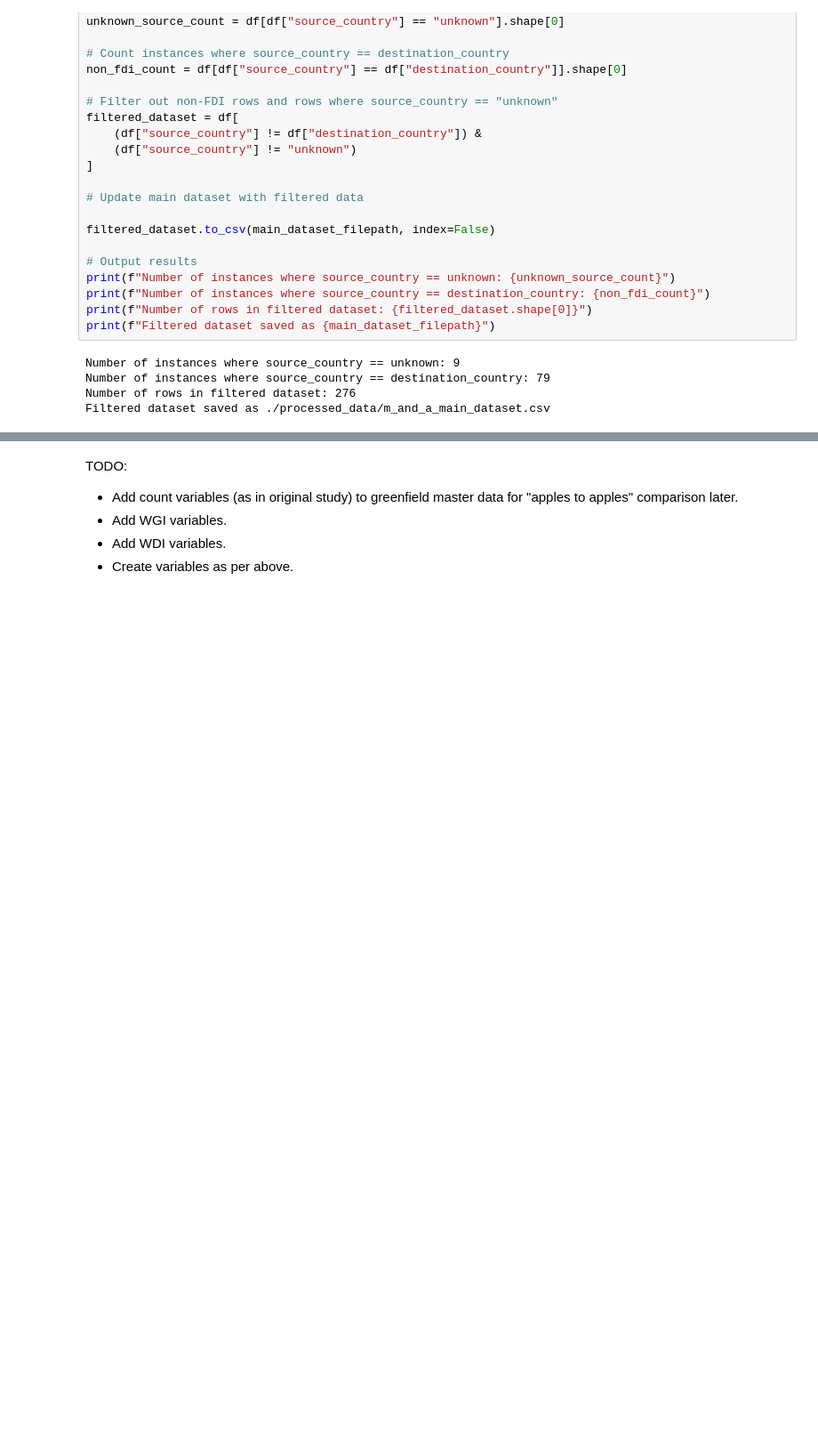
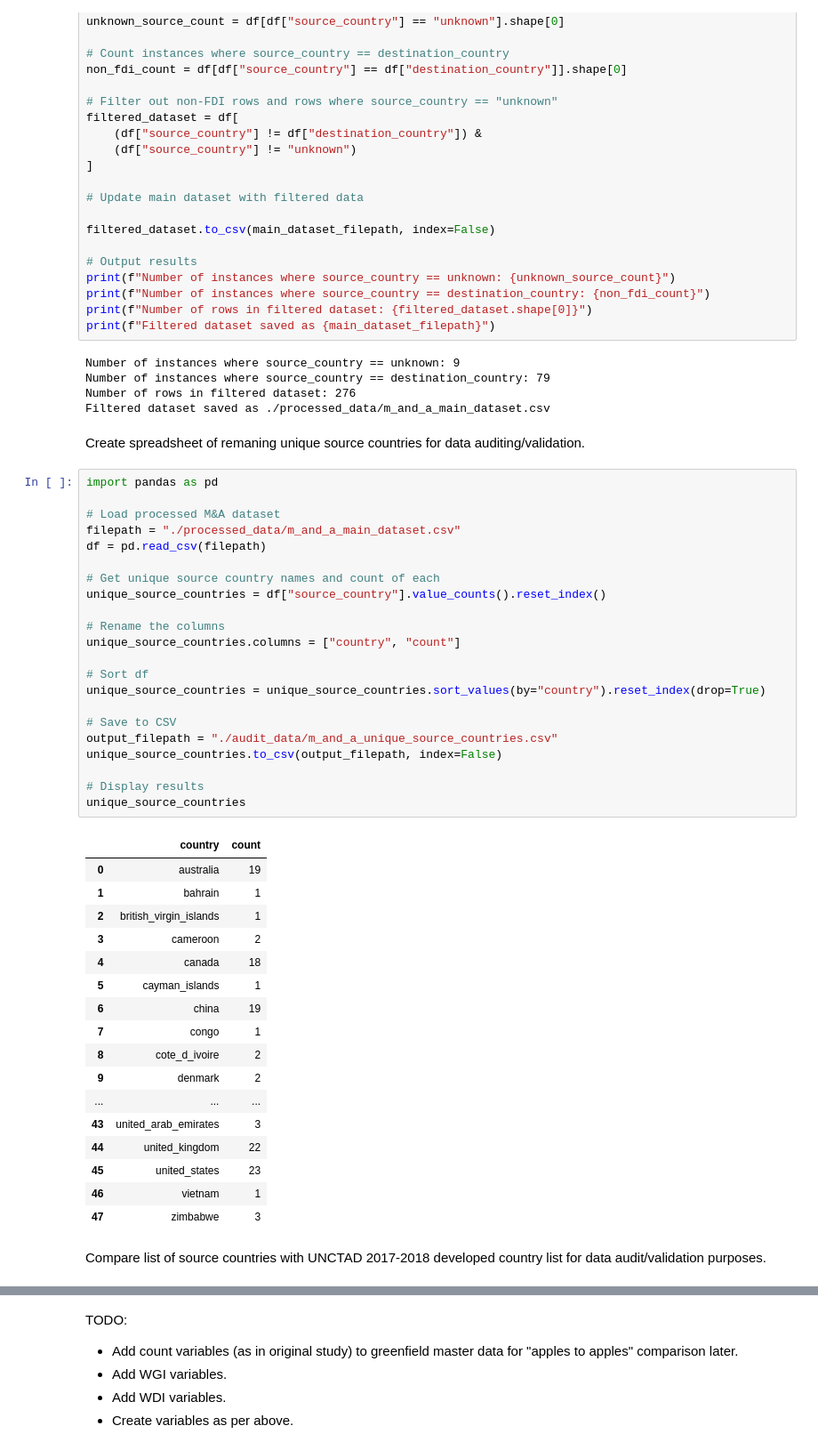
Before and after one commit to andrewkentjohnston/cuervo_cazurra_and_genc_replication_project, a Jupyter notebook: main.ipynb, the cells around one changed output, grey strips where cells are left out. Shown at 89% size. Saved outputs shown, nothing was run; the diff lists cells and outputs as text; blank space fills up the shorter version.

```diff
--- a/main.ipynb
+++ b/main.ipynb
@@ -1353,3 +1353,47 @@ Number of instances where source_country == unknown: 9
 Number of instances where source_country == destination_country: 79
 Number of rows in filtered dataset: 276
 Filtered dataset saved as ./processed_data/m_and_a_main_dataset.csv
+# %% [markdown]
+Create spreadsheet of remaning unique source countries for data auditing/validation.
+# %%
+import pandas as pd
+
+# Load processed M&A dataset
+filepath = "./processed_data/m_and_a_main_dataset.csv"
+df = pd.read_csv(filepath)
+
+# Get unique source country names and count of each
+unique_source_countries = df["source_country"].value_counts().reset_index()
+
+# Rename the columns
+unique_source_countries.columns = ["country", "count"]
+
+# Sort df
+unique_source_countries = unique_source_countries.sort_values(by="country").reset_index(drop=True)
+
+# Save to CSV
+output_filepath = "./audit_data/m_and_a_unique_source_countries.csv"
+unique_source_countries.to_csv(output_filepath, index=False)
+
+# Display results
+unique_source_countries
+# %% [output]
+|  | country | count |
+| 0 | australia | 19 |
+| 1 | bahrain | 1 |
+| 2 | british_virgin_islands | 1 |
+| 3 | cameroon | 2 |
+| 4 | canada | 18 |
+| 5 | cayman_islands | 1 |
+| 6 | china | 19 |
+| 7 | congo | 1 |
+| 8 | cote_d_ivoire | 2 |
+| 9 | denmark | 2 |
+| ... | ... | ... |
+| 43 | united_arab_emirates | 3 |
+| 44 | united_kingdom | 22 |
+| 45 | united_states | 23 |
+| 46 | vietnam | 1 |
+| 47 | zimbabwe | 3 |
+# %% [markdown]
+Compare list of source countries with UNCTAD 2017-2018 developed country list for data audit/validation purposes.
```
Also changed, not shown: parts of 11 cells of this notebook, 2 other files.
